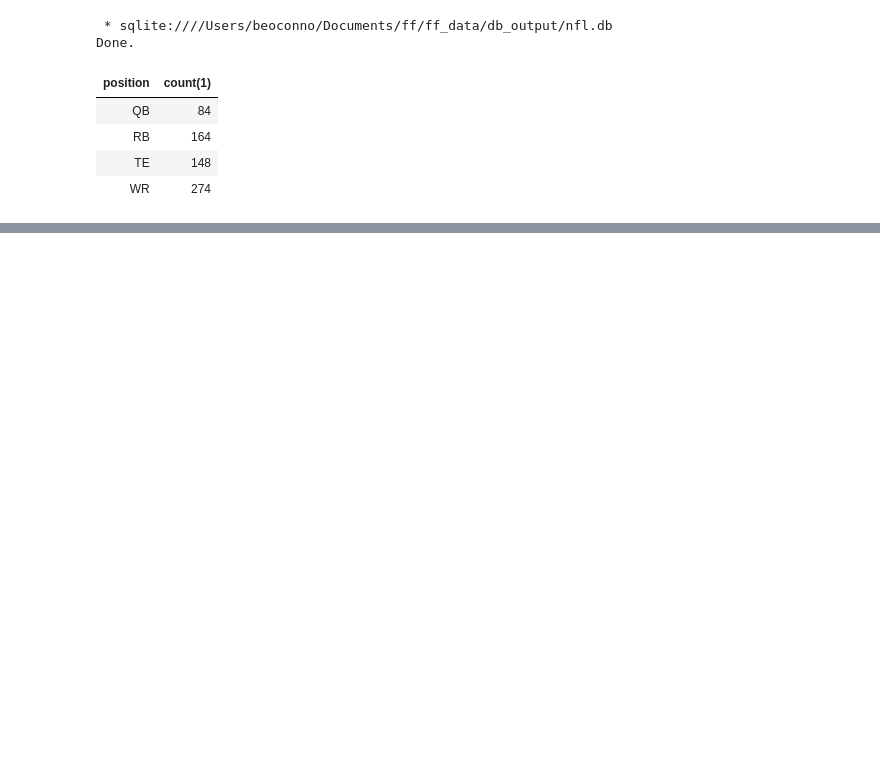
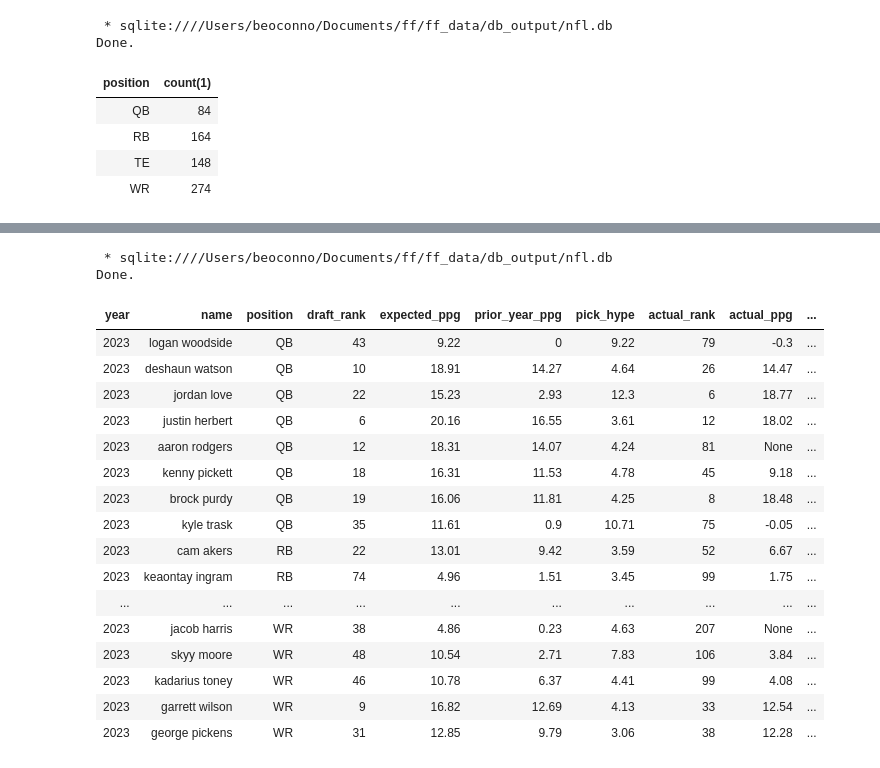
Before and after one commit to uobeno/ff_data, a Jupyter notebook: notebooks/nfl/IntroNotebook.ipynb, the cells around one changed output, grey strips where cells are left out. Drawn from its saved outputs; the diff is of its cells as text; code cells hidden in the pictures; blank space fills up the shorter version.

```diff
--- a/notebooks/nfl/IntroNotebook.ipynb
+++ b/notebooks/nfl/IntroNotebook.ipynb
@@ -1383,0 +1474,39 @@ Done.
+# %%
+%%sql
+SELECT
+    c_year AS year,
+    name,
+    c_pos AS position,
+    adp_pos_rank AS draft_rank,
+    exp_fppg_ppr AS expected_ppg,
+    prior_fppg_ppr AS prior_year_ppg,
+    pick_hype,
+    actual_pos_fin_fppg_ppr AS actual_rank,
+    fppg_ppr AS actual_ppg,
+    pick_accuracy
+FROM nfl_adp_hype
+WHERE 1=1
+    AND pick_hype > 3
+    AND year = '2023'
+    AND yid != 1
+ORDER BY c_year ASC
+# %% [output]
+ * sqlite:////Users/beoconno/Documents/ff/ff_data/db_output/nfl.db
+Done.
+| year | name | position | draft_rank | expected_ppg | prior_year_ppg | pick_hype | actual_rank | actual_ppg | ... |
+| 2023 | logan woodside | QB | 43 | 9.22 | 0 | 9.22 | 79 | -0.3 | ... |
+| 2023 | deshaun watson | QB | 10 | 18.91 | 14.27 | 4.64 | 26 | 14.47 | ... |
+| 2023 | jordan love | QB | 22 | 15.23 | 2.93 | 12.3 | 6 | 18.77 | ... |
+| 2023 | justin herbert | QB | 6 | 20.16 | 16.55 | 3.61 | 12 | 18.02 | ... |
+| 2023 | aaron rodgers | QB | 12 | 18.31 | 14.07 | 4.24 | 81 | None | ... |
+| 2023 | kenny pickett | QB | 18 | 16.31 | 11.53 | 4.78 | 45 | 9.18 | ... |
+| 2023 | brock purdy | QB | 19 | 16.06 | 11.81 | 4.25 | 8 | 18.48 | ... |
+| 2023 | kyle trask | QB | 35 | 11.61 | 0.9 | 10.71 | 75 | -0.05 | ... |
+| 2023 | cam akers | RB | 22 | 13.01 | 9.42 | 3.59 | 52 | 6.67 | ... |
+| 2023 | keaontay ingram | RB | 74 | 4.96 | 1.51 | 3.45 | 99 | 1.75 | ... |
+| ... | ... | ... | ... | ... | ... | ... | ... | ... | ... |
+| 2023 | jacob harris | WR | 38 | 4.86 | 0.23 | 4.63 | 207 | None | ... |
+| 2023 | skyy moore | WR | 48 | 10.54 | 2.71 | 7.83 | 106 | 3.84 | ... |
+| 2023 | kadarius toney | WR | 46 | 10.78 | 6.37 | 4.41 | 99 | 4.08 | ... |
+| 2023 | garrett wilson | WR | 9 | 16.82 | 12.69 | 4.13 | 33 | 12.54 | ... |
+| 2023 | george pickens | WR | 31 | 12.85 | 9.79 | 3.06 | 38 | 12.28 | ... |
```
Also changed, not shown: parts of 9 cells of this notebook, 2 other files.
